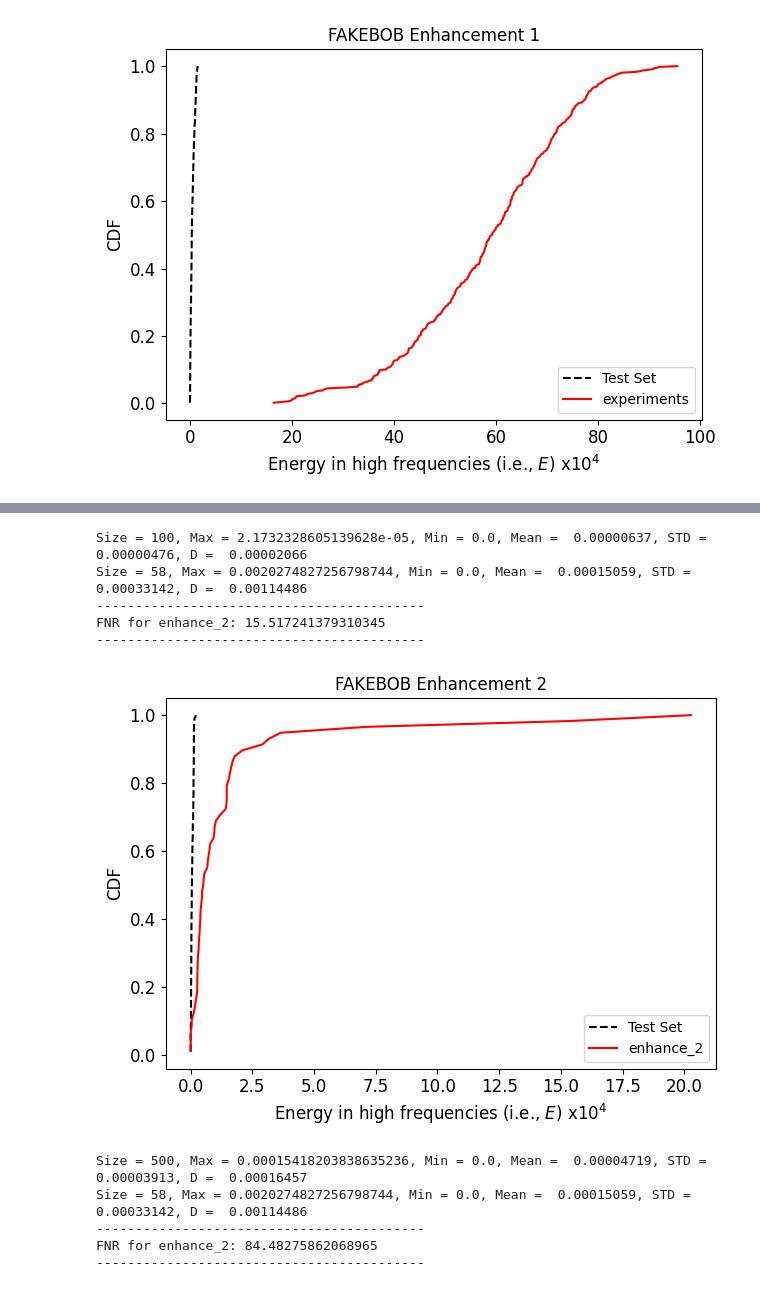
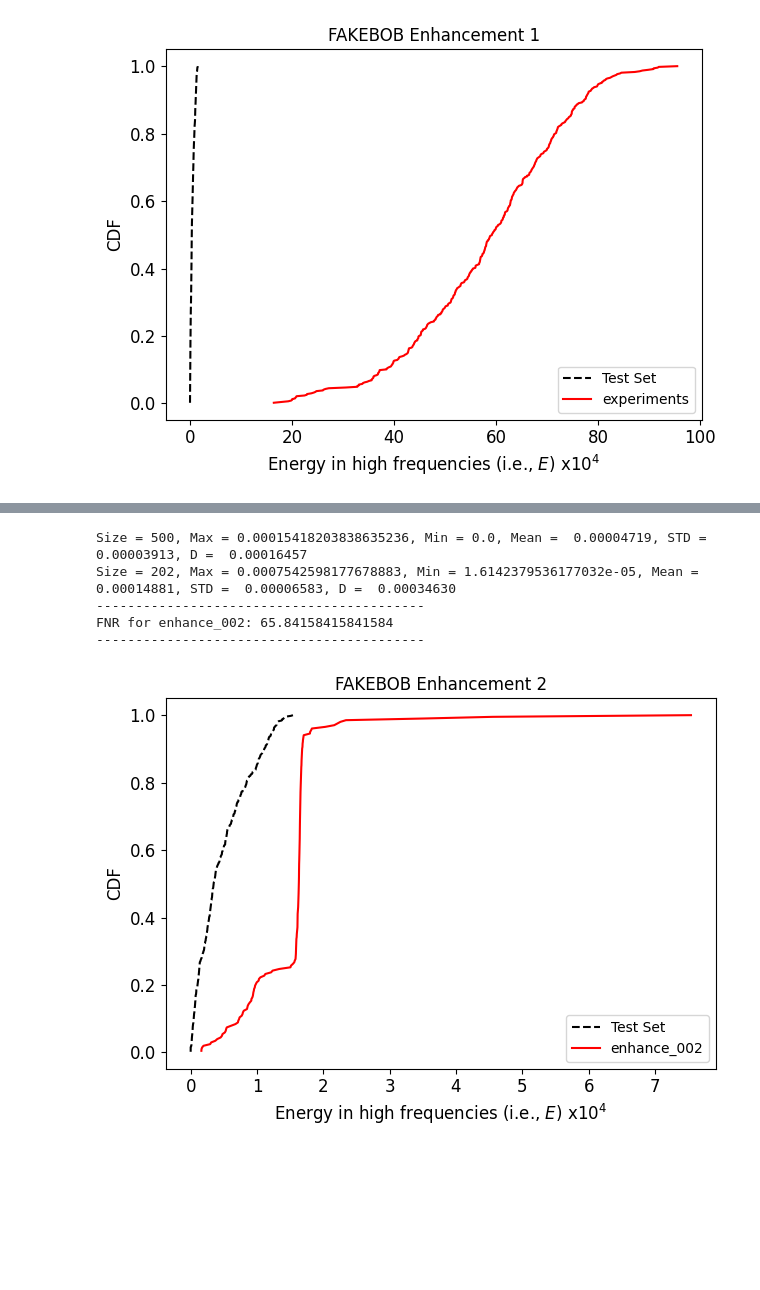
Before and after one commit to sanchitd9/speakerguard, a Jupyter notebook: sanchit/cdf_experiments.ipynb, the cells around one changed output, grey strips where cells are left out. Saved outputs shown, nothing was run; the diff lists cells and outputs as text; code cells hidden in the pictures; blank space fills up the shorter version.

Commit message:
Add more data

```diff
--- a/sanchit/cdf_experiments.ipynb
+++ b/sanchit/cdf_experiments.ipynb
@@ -189,24 +183,19 @@ FNR for enhance_1: 72.0
 # %%
 # Enhancement 2 (perturbing audio signals above a specified threshold)
 enhance_2_files = os.listdir("output/enhance_2/")
 enhance_2_data = {}
 for x in enhance_2_files:
   with open(f"output/enhance_2/{x}", "br") as f:
     temp = pickle.load(f)
     temp.sort()
     enhance_2_data[x.split(".pickle")[0]] = temp
 
-plot_cdf_adversarial_audio(original_data_5142["5142"], enhance_2_data, "FAKEBOB Enhancement 2")
+# plot_cdf_adversarial_audio(original_data_5142["5142"], enhance_2_data, "FAKEBOB Enhancement 2")
 plot_cdf_adversarial_audio(original_data["test-set"], enhance_2_data, "FAKEBOB Enhancement 2")
 # %% [output]
-Size = 100, Max = 2.1732328605139628e-05, Min = 0.0, Mean =  0.00000637, STD =  0.00000476, D =  0.00002066
-Size = 58, Max = 0.0020274827256798744, Min = 0.0, Mean =  0.00015059, STD =  0.00033142, D =  0.00114486
+Size = 500, Max = 0.00015418203838635236, Min = 0.0, Mean =  0.00004719, STD =  0.00003913, D =  0.00016457
+Size = 202, Max = 0.0007542598177678883, Min = 1.6142379536177032e-05, Mean =  0.00014881, STD =  0.00006583, D =  0.00034630
 ------------------------------------------
-FNR for enhance_2: 15.517241379310345
+FNR for enhance_002: 65.84158415841584
 ------------------------------------------
-[figure, old version]
+[figure, new version]
-Size = 500, Max = 0.00015418203838635236, Min = 0.0, Mean =  0.00004719, STD =  0.00003913, D =  0.00016457
-Size = 58, Max = 0.0020274827256798744, Min = 0.0, Mean =  0.00015059, STD =  0.00033142, D =  0.00114486
-------------------------------------------
-FNR for enhance_2: 84.48275862068965
-------------------------------------------
```
Also changed, not shown: parts of 2 cells of this notebook, 2 other files.
